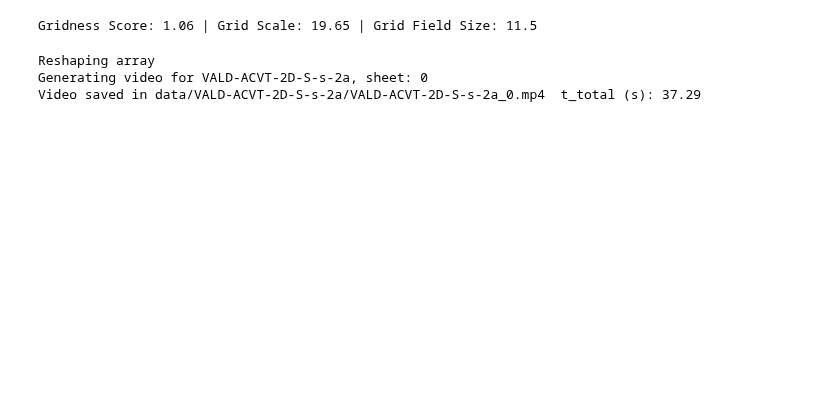
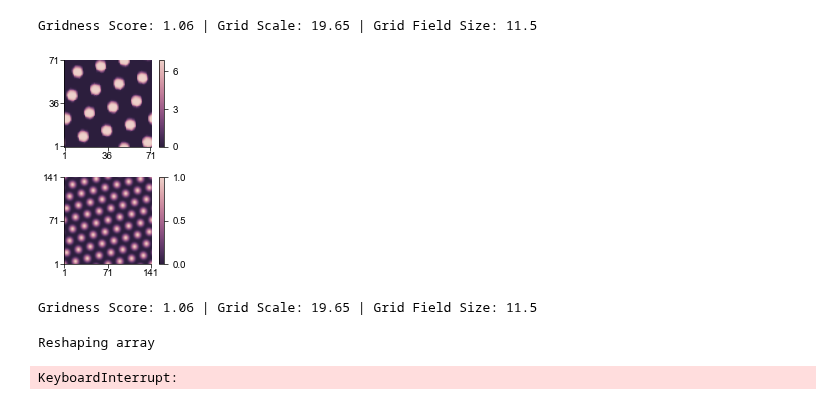
Before and after one commit to tiny-infinity/GridCellsCopy, a Jupyter notebook: analysis/notebooks/Fig1/Fig1_C.ipynb, the cells around one changed output. Cells and saved outputs as stored; diff of their text form; code cells hidden in the pictures; blank space fills up the shorter version.

```diff
--- a/analysis/notebooks/Fig1/Fig1_C.ipynb
+++ b/analysis/notebooks/Fig1/Fig1_C.ipynb
@@ -51,9 +64,56 @@ plt.show()
 print(f'Gridness Score: {grid_score} | Grid Scale: {grid_scale} | Grid Field Size: {grid_size}')
 # %% [output]
 Gridness Score: 1.06 | Grid Scale: 19.65 | Grid Field Size: 11.5
+# %%
+sim_id='VALD-ACVT-2D-S-s-2b'
+params = s_utils.load_sim_params(sim_id)
+stell_spks_l,intrnrn_spks_l = s_utils.load_spikes(sim_id)
+n_per_sheet=params["N_per_sheet"]
+sheet_to_plot=2
+idx = np.full((4,2),n_per_sheet)*np.array([[0,1],[1,2],[2,3],[3,4]])
+stell_spks_reshaped = a_utils.spks_to_rate_reshaped(stell_spks_l[idx[sheet_to_plot][0]:idx[sheet_to_plot][1]],params,win_size=100)
+plt.style.use("analysis/config/paper.mplstyle")
+plt.rcParams.update({'xtick.labelsize': 7})
+t_plot = 5100
+auto_corr,grid_score,grid_scale,grid_size = a_utils.grid_props_2D(stell_spks_reshaped,t=t_plot)
+stell_spks_reshaped_flipped= np.flip(stell_spks_reshaped,axis=0) # let matplotlib handle origin
+fig,axs=plt.subplots(2,1,figsize=(2.120,2.108+0.2+0.349))
+im0=axs[0].imshow(stell_spks_reshaped_flipped[:,:,t_plot],cmap=sns.cubehelix_palette(as_cmap=True,reverse=True),origin="lower")
+cbar = axs[0].figure.colorbar(im0, ax=axs[0])
+cbar.set_ticks([0,3,6])
+# cbar.ax.set_ylabel("F", rotation=-90, va="bottom")
+
+# axs[0].set(xticks=np.arange(1,params["N_per_axis"],20),xticklabels=np.arange(1,params["N_per_axis"],20),yticks=np.arange(1,params["N_per_axis"],20),yticklabels=np.arange(1,params["N_per_axis"],20))
+axs[0].tick_params(which="both",direction="out",pad=0.5)
+axs[0].grid(False)
+auto_corr_flipped= np.flip(auto_corr,axis=0) # let matplotlib handle origin
+im1=axs[1].imshow(auto_corr_flipped,cmap=sns.cubehelix_palette(as_cmap=True,reverse=True),origin="lower")
+cbar = axs[1].figure.colorbar(im1, ax=axs[1])
+cbar.set_ticks([0,0.5,1])
+# axs[1].set(xticks=np.arange(1,params["N_per_axis"]*2,40),xticklabels=np.arange(1,params["N_per_axis"]*2,40),yticks=np.arange(1,params["N_per_axis"]*2,40),yticklabels=np.arange(1,params["N_per_axis"]*2,40))
+axs[1].tick_params(which="both",direction="out",pad=0.5)
+axs[1].grid(False)
+plt.subplots_adjust(hspace=0.35)
+plt.draw()
+axs[0].set_yticks([0,35,70])
+axs[0].set_yticklabels([1,36,71])
+axs[0].set_xticks([0,35,70])
+axs[0].set_xticklabels([1,36,71])
+
+axs[1].set_yticks([0,70,140])
+axs[1].set_yticklabels([1,71,141])
+axs[1].set_xticks([0,70,140])
+axs[1].set_xticklabels([1,71,141])
+plt.savefig('analysis/figures/Fig1/Fig1_C_right.svg',dpi=300)
+plt.show()
+# %% [output]
+[figure, added]
+# %%
+print(f'Gridness Score: {grid_score} | Grid Scale: {grid_scale} | Grid Field Size: {grid_size}')
+# %% [output]
+Gridness Score: 1.06 | Grid Scale: 19.65 | Grid Field Size: 11.5
 # %%
-a_utils.generate_2d_video(sim_id)
+a_utils.generate_2d_video("VALD-ACVT-2D-S-s-2a")
 # %% [output]
 Reshaping array
-Generating video for VALD-ACVT-2D-S-s-2a, sheet: 0
-Video saved in data/VALD-ACVT-2D-S-s-2a/VALD-ACVT-2D-S-s-2a_0.mp4  t_total (s): 37.29
+KeyboardInterrupt:
```
Also changed, not shown: parts of 2 cells of this notebook, 16 other files.
